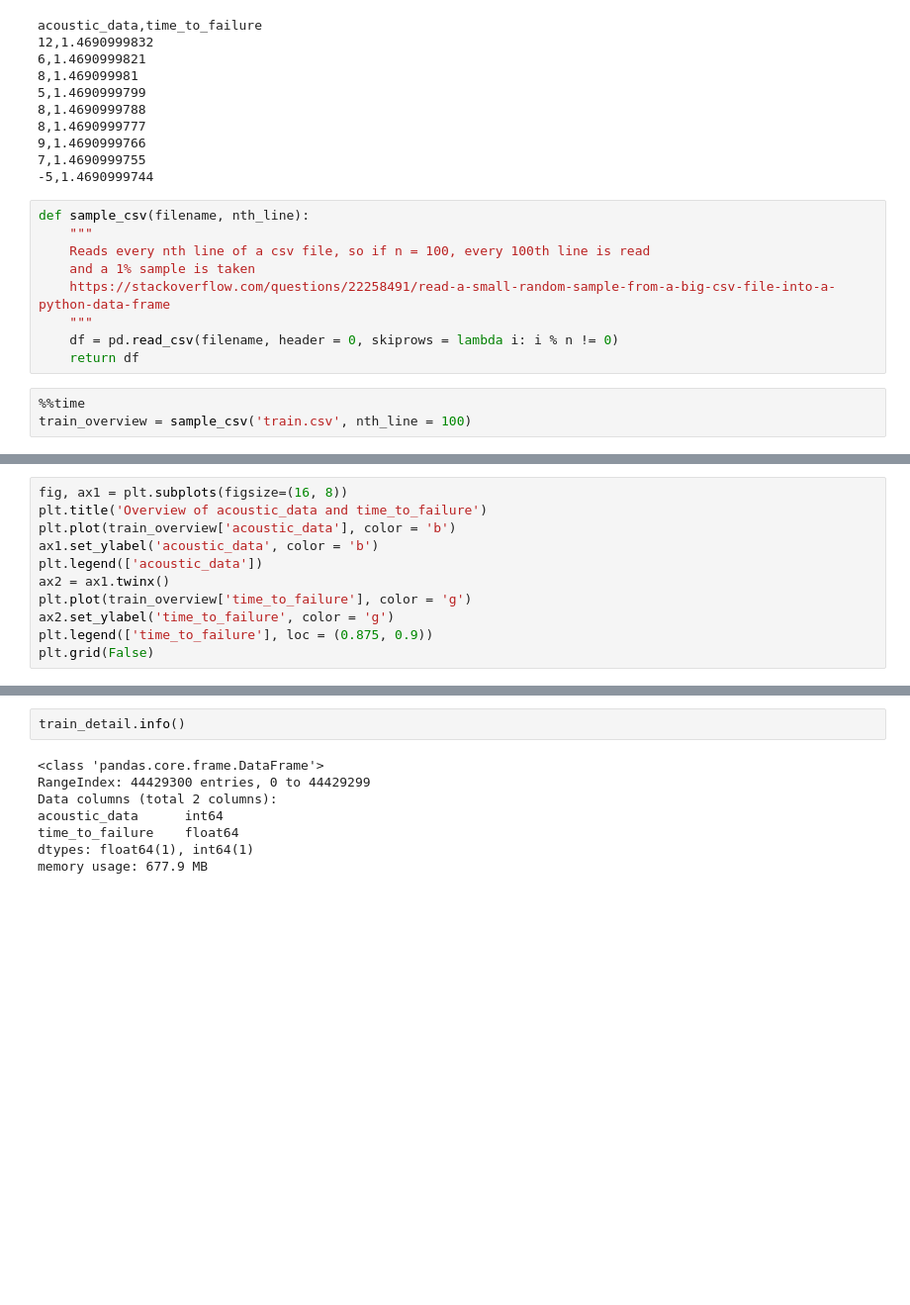
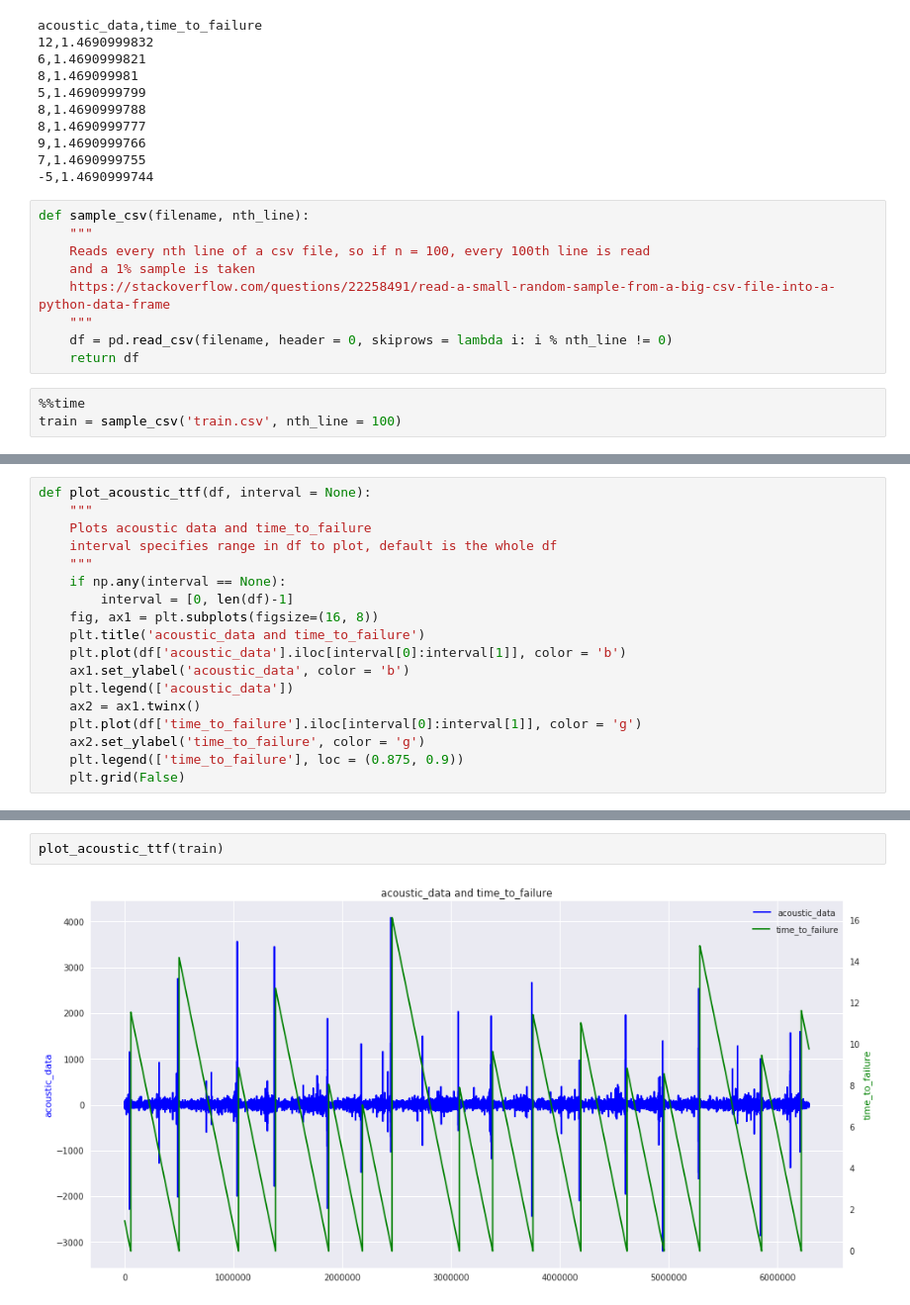
Before and after one commit to jeff-daniels/kaggle-scripts, a Jupyter notebook: LANL Earthquake Detection.ipynb, the cells around one changed output, grey strips where cells are left out. Shown: that part at 99% size. Drawn from its saved outputs; the diff is of its cells as text; blank space fills up the shorter version.

Commit message:
add plotting functions

```diff
--- a/LANL Earthquake Detection.ipynb
+++ b/LANL Earthquake Detection.ipynb
@@ -47,9 +50,9 @@ def sample_csv(filename, nth_line):
     and a 1% sample is taken
     https://stackoverflow.com/questions/22258491/read-a-small-random-sample-from-a-big-csv-file-into-a-python-data-frame
     """
-    df = pd.read_csv(filename, header = 0, skiprows = lambda i: i % n != 0)
+    df = pd.read_csv(filename, header = 0, skiprows = lambda i: i % nth_line != 0)
     return df
 # %%
 %%time
-train_overview = sample_csv('train.csv', nth_line = 100)
+train = sample_csv('train.csv', nth_line = 100)
 # %% [output]
@@ -91,12 +94,19 @@ train_overview.describe()
 The acoustic data seems to be some sort of waveform and the time to failure looks like a sawtooth pattern.  What we are actually looking at is a stream of data showing 16 different failures.  The time to failure is zero when a failure occurs.  Incidentally, the acoustic data shows significant local peaks when the time to failure is zero.  I don't know if these peaks define a failure or if this is a labeled dataset.  The time to failure peaks at a value corresponding to the time between failures.  The sawtooth graph we are seeing actually should be a discontinuous set of lines all of the same negative slope but with different heights.
 # %%
-fig, ax1 = plt.subplots(figsize=(16, 8))
-plt.title('Overview of acoustic_data and time_to_failure')
-plt.plot(train_overview['acoustic_data'], color = 'b')
-ax1.set_ylabel('acoustic_data', color = 'b')
-plt.legend(['acoustic_data'])
-ax2 = ax1.twinx()
-plt.plot(train_overview['time_to_failure'], color = 'g')
-ax2.set_ylabel('time_to_failure', color = 'g')
-plt.legend(['time_to_failure'], loc = (0.875, 0.9))
-plt.grid(False)
+def plot_acoustic_ttf(df, interval = None):
+    """
+    Plots acoustic data and time_to_failure
+    interval specifies range in df to plot, default is the whole df
+    """
+    if np.any(interval == None):
+        interval = [0, len(df)-1]
+    fig, ax1 = plt.subplots(figsize=(16, 8))
+    plt.title('acoustic_data and time_to_failure')
+    plt.plot(df['acoustic_data'].iloc[interval[0]:interval[1]], color = 'b')
+    ax1.set_ylabel('acoustic_data', color = 'b')
+    plt.legend(['acoustic_data'])
+    ax2 = ax1.twinx()
+    plt.plot(df['time_to_failure'].iloc[interval[0]:interval[1]], color = 'g')
+    ax2.set_ylabel('time_to_failure', color = 'g')
+    plt.legend(['time_to_failure'], loc = (0.875, 0.9))
+    plt.grid(False)
@@ -157,10 +113,4 @@ plt.grid(False)
-# %%
-train_detail.info()
-# %% [output]
-<class 'pandas.core.frame.DataFrame'>
-RangeIndex: 44429300 entries, 0 to 44429299
-Data columns (total 2 columns):
-acoustic_data      int64
-time_to_failure    float64
-dtypes: float64(1), int64(1)
-memory usage: 677.9 MB
+# %%
+plot_acoustic_ttf(train)
+# %% [output]
+[figure, added]
```
Also changed, not shown: parts of 21 cells of this notebook.
